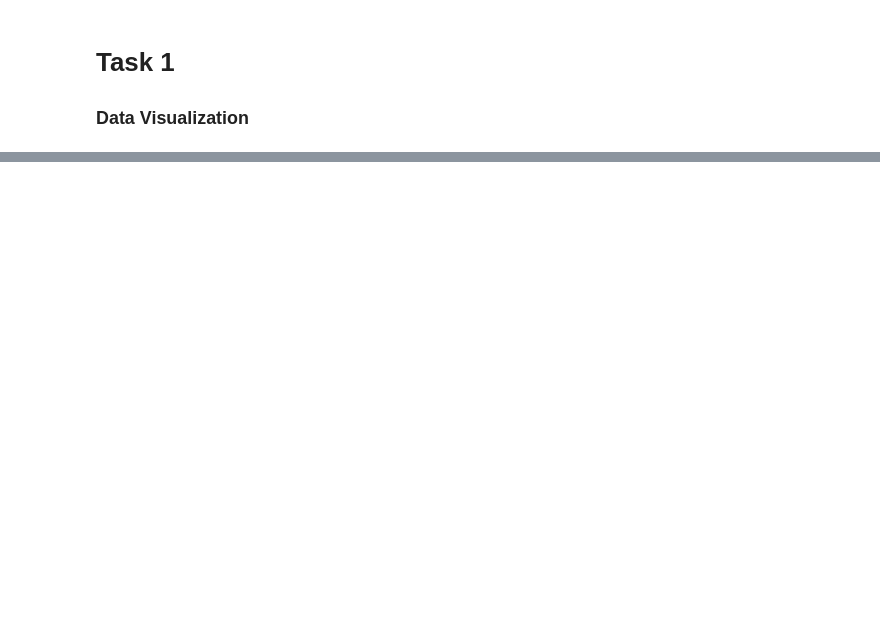
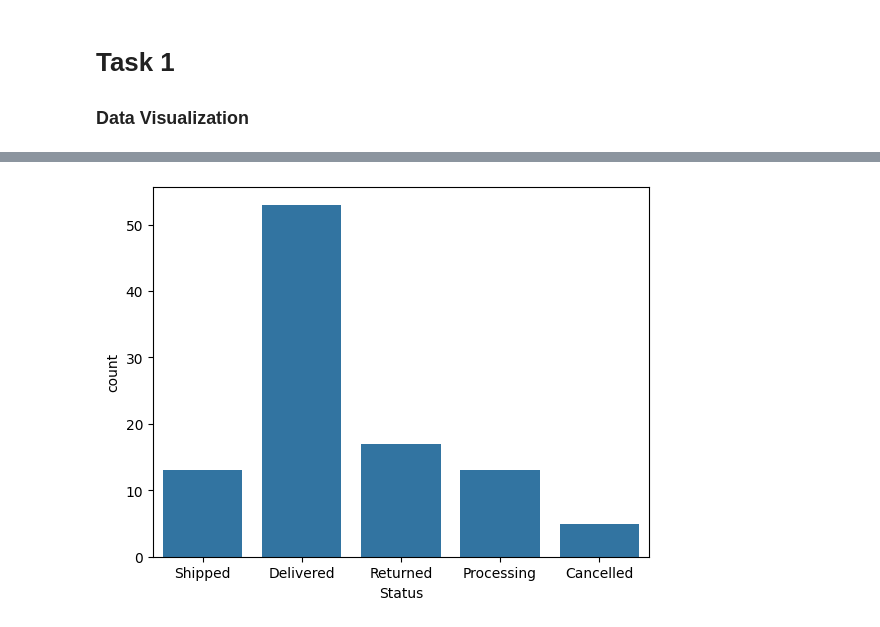
Before and after one commit to deringirish/Data-Science-Learning-in-PROITBRIDGE, a Jupyter notebook: 1_Python/Chapter_5/task_1_Data_Visualization.ipynb, the cells around one changed output, grey strips where cells are left out. Cells and saved outputs as stored; diff of their text form; code cells hidden in the pictures; blank space fills up the shorter version.

```diff
--- a/1_Python/Chapter_5/task_1_Data_Visualization.ipynb
+++ b/1_Python/Chapter_5/task_1_Data_Visualization.ipynb
@@ -7,0 +756,5 @@ import seaborn as sns
+# %%
+sns.countplot(data=ecommerce_sales_data, x="Status")
+plt.show()
+# %% [output]
+[figure, added]
```
Also changed, not shown: parts of 114 cells of this notebook, 4 other files.
